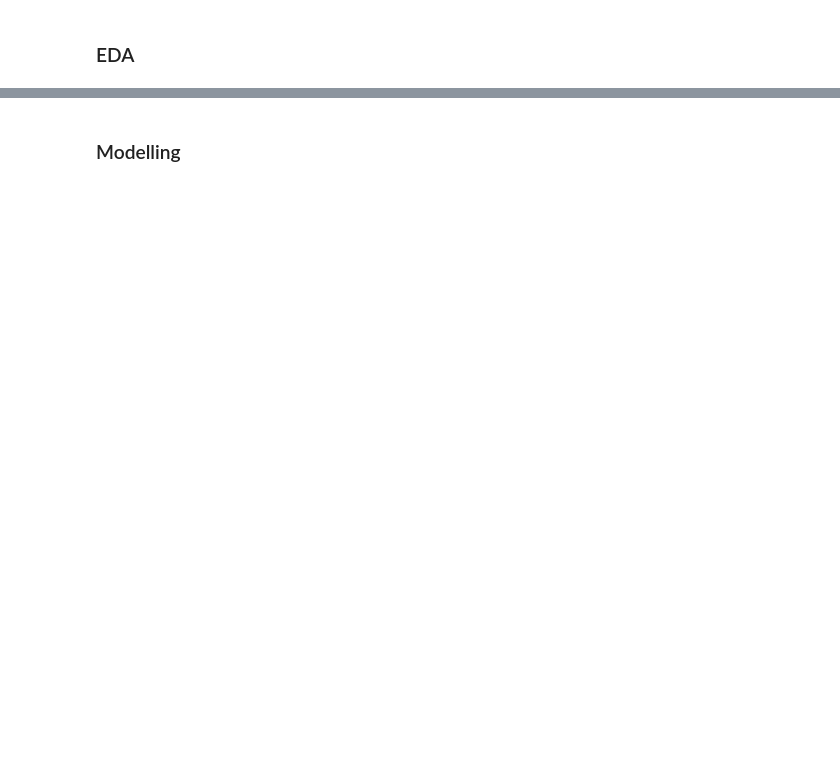
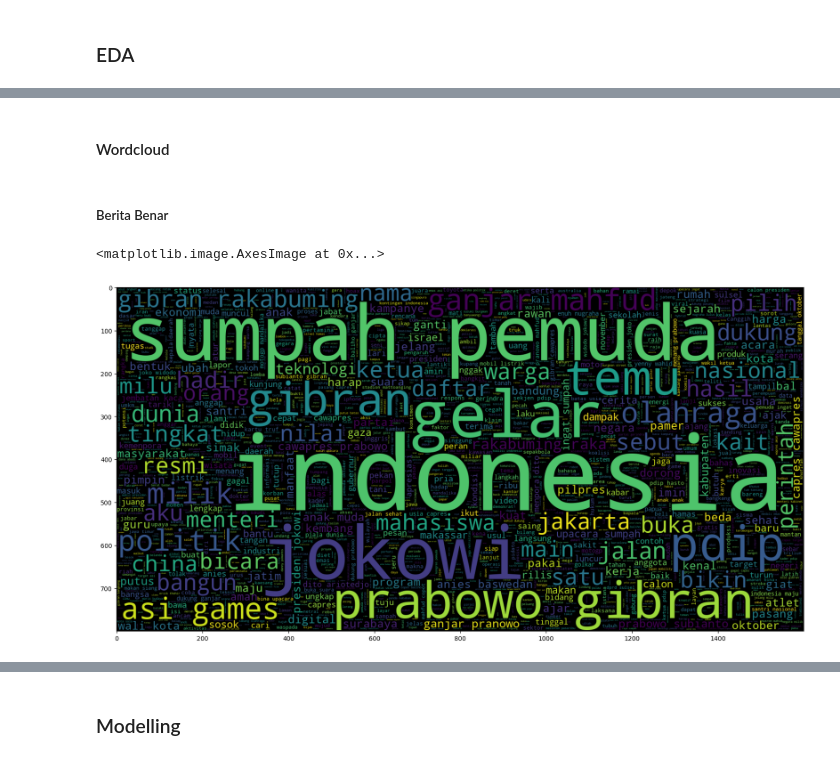
Before and after one commit to 6ill/NLP-Project-Fake-News-Indonesia, a Jupyter notebook: worksheet.ipynb, the cells around one changed output, grey strips where cells are left out. Drawn from its saved outputs; the diff is of its cells as text; code cells hidden in the pictures; blank space fills up the shorter version.

Commit message:
Membuat wordcloud dan membuat file csv dataframe yang sudah dibersihkan

```diff
--- a/worksheet.ipynb
+++ b/worksheet.ipynb
@@ -146,2 +248,5 @@ df_concatenated['Stemmed'] = df_concatenated['Stopword_Filtered'].apply(stemming
 # %% [markdown]
 ### EDA
+# %%
+cleaned_df = pd.read_csv("cleaned.csv", converters={'Stemmed': pd.eval})
+cleaned_df
@@ -147,0 +267,15 @@ df_concatenated['Stemmed'] = df_concatenated['Stopword_Filtered'].apply(stemming
+# %% [markdown]
+#### Wordcloud
+# %% [markdown]
+##### Berita Benar
+# %%
+real_text = ""
+for _, row in cleaned_df[cleaned_df['Is_Fake'] == 0].iterrows():
+    real_text += " ".join(row['Stemmed'])
+# %%
+plt.figure(figsize=(20,20))
+wordcloud = WordCloud(max_words=2000, width=1600, height=800).generate(real_text)
+plt.imshow(wordcloud, interpolation='bilinear')
+# %% [output]
+<matplotlib.image.AxesImage at 0x...>
+[figure, added]
```
Also changed, not shown: parts of 16 cells of this notebook, 1 other file.
